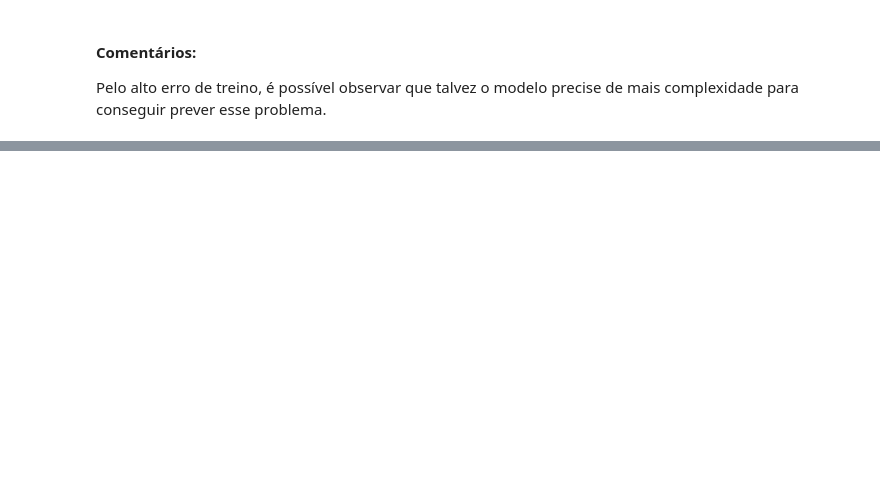
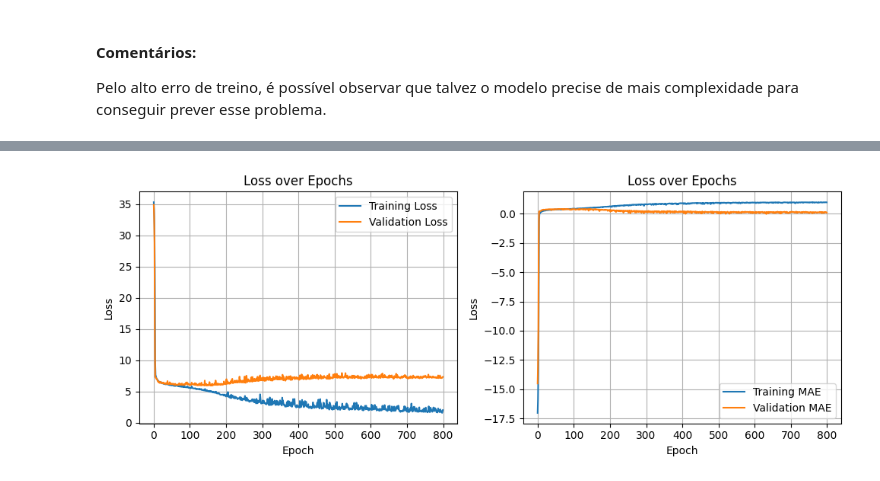
Before and after one commit to Luis-Menezes/NN_SupervisedLearning, a Jupyter notebook: project_1_deliverable.ipynb, the cells around one changed output, grey strips where cells are left out. Cells and saved outputs as stored; diff of their text form; code cells hidden in the pictures; blank space fills up the shorter version.

```diff
--- a/project_1_deliverable.ipynb
+++ b/project_1_deliverable.ipynb
@@ -1689,0 +1658,10 @@ Pelo erro de treino, é possível perceber que o modelo é capaz de prever o pro
+# %%
+import keras
+from keras.layers import Dense, Input
+
+model = keras.Sequential()
+model.add(Input(shape=(X_train.shape[1],)))
+model.add(Dense(70, activation='relu', kernel_regularizer='l2'))
+model.add(Dense(15, activation='relu', kernel_regularizer='l2'))
+model.add(Dense(5, activation='relu', kernel_regularizer='l2'))
+model.add(Dense(Y_train.shape[1], activation='linear'))
@@ -1689,0 +1691,47 @@ Pelo erro de treino, é possível perceber que o modelo é capaz de prever o pro
+# %%
+history = model.fit(X_train, Y_train, epochs=800,
+                     validation_data=(X_val, Y_val),
+                     batch_size=50, verbose=0)
+# %%
+#@title Gráfico de custo durante aprendizado
+import matplotlib.pyplot as plt
+
+def plot_learning_curve(history):
+    """
+    Plots the training and validation loss and accuracy from a Keras history object.
+
+
+    Args:
+        history: A Keras History object.
+    """
+    plt.figure(figsize=(10, 4))
+
+    # Plot MAE Loss
+    plt.subplot(1, 2, 1)
+    plt.plot(history.history['loss'], label='Training Loss')
+    plt.plot(history.history['val_loss'], label='Validation Loss')
+    plt.title('Loss over Epochs')
+    plt.xlabel('Epoch')
+    plt.ylabel('Loss')
+    # plt.ylim(top=8, bottom=0)
+    plt.legend()
+    plt.grid(True)
+
+    # Plot R2
+    plt.subplot(1, 2, 2)
+    plt.plot(history.history['r2_score'], label='Training MAE')
+    plt.plot(history.history['val_r2_score'], label='Validation MAE')
+    plt.title('Loss over Epochs')
+    plt.xlabel('Epoch')
+    plt.ylabel('Loss')
+    plt.legend()
+    # plt.ylim(top=1.5, bottom=0)
+    plt.grid(True)
+
+
+    plt.tight_layout()
+    plt.show()
+
+plot_learning_curve(history)
+# %% [output]
+[figure, added]
```
Also changed, not shown: parts of 24 cells of this notebook.
